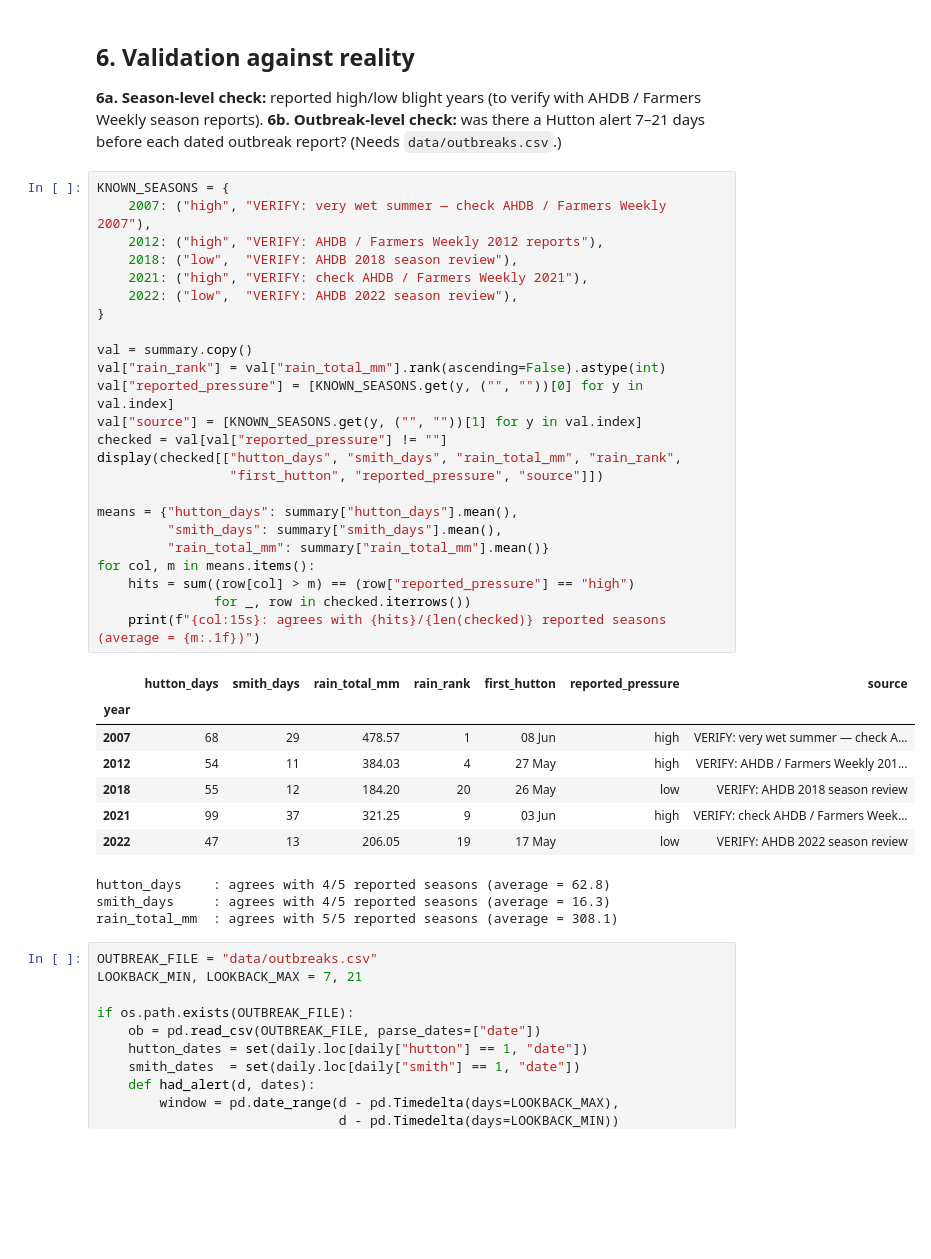
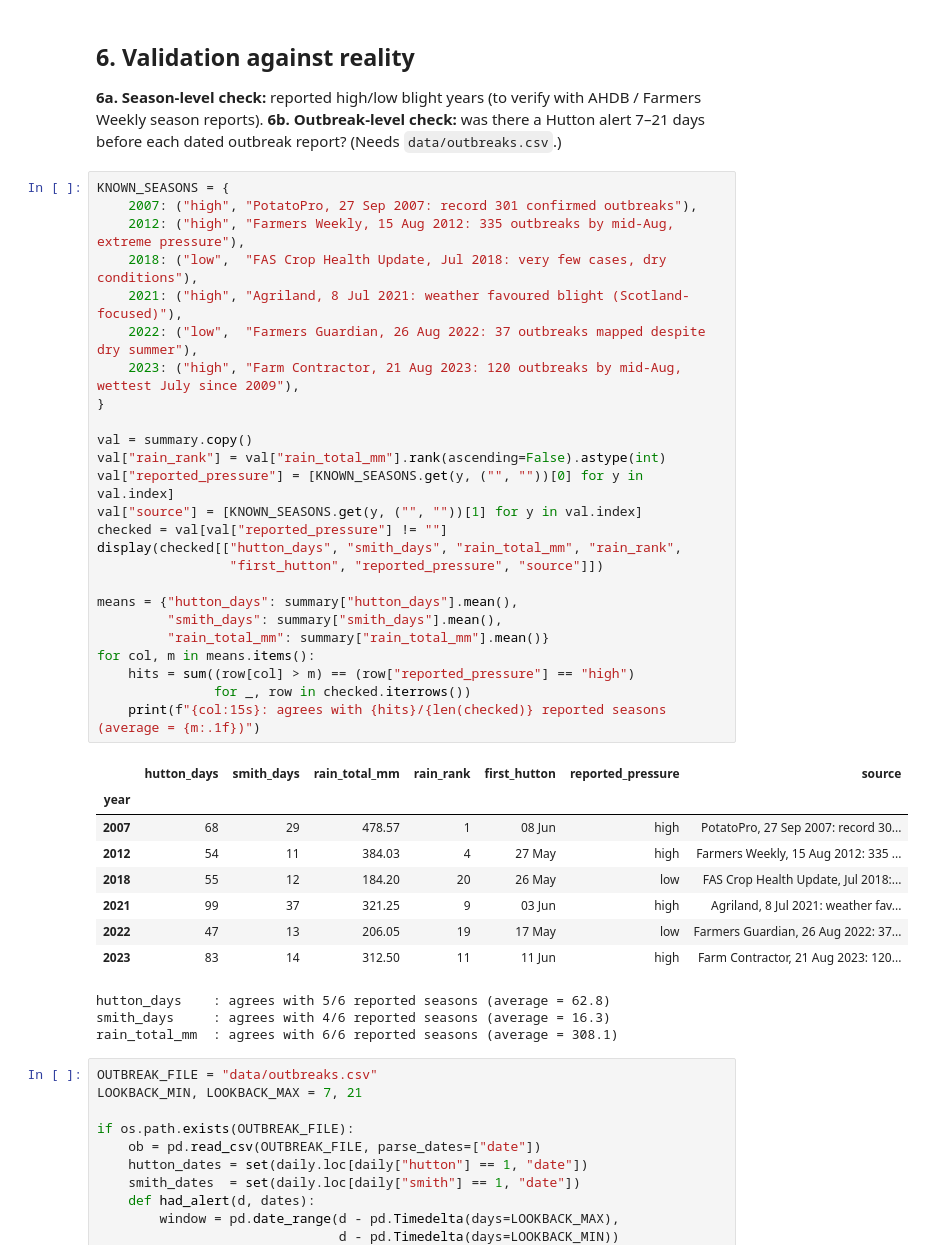
Before and after one commit to junaid18afzal-code/late-blight-risk-model, a Jupyter notebook: late_blight_risk_model.ipynb, the cells around one changed output. Cells and saved outputs as stored; diff of their text form; blank space fills up the shorter version.

```diff
--- a/late_blight_risk_model.ipynb
+++ b/late_blight_risk_model.ipynb
@@ -302,39 +302,41 @@ plt.show()
 **6b. Outbreak-level check:** was there a Hutton alert 7–21 days before each dated outbreak report? (Needs `data/outbreaks.csv`.)
 # %%
 KNOWN_SEASONS = {
-    2007: ("high", "VERIFY: very wet summer — check AHDB / Farmers Weekly 2007"),
-    2012: ("high", "VERIFY: AHDB / Farmers Weekly 2012 reports"),
-    2018: ("low",  "VERIFY: AHDB 2018 season review"),
-    2021: ("high", "VERIFY: check AHDB / Farmers Weekly 2021"),
-    2022: ("low",  "VERIFY: AHDB 2022 season review"),
+    2007: ("high", "PotatoPro, 27 Sep 2007: record 301 confirmed outbreaks"),
+    2012: ("high", "Farmers Weekly, 15 Aug 2012: 335 outbreaks by mid-Aug, extreme pressure"),
+    2018: ("low",  "FAS Crop Health Update, Jul 2018: very few cases, dry conditions"),
+    2021: ("high", "Agriland, 8 Jul 2021: weather favoured blight (Scotland-focused)"),
+    2022: ("low",  "Farmers Guardian, 26 Aug 2022: 37 outbreaks mapped despite dry summer"),
+    2023: ("high", "Farm Contractor, 21 Aug 2023: 120 outbreaks by mid-Aug, wettest July since 2009"),
 }
 
 val = summary.copy()
 val["rain_rank"] = val["rain_total_mm"].rank(ascending=False).astype(int)
 val["reported_pressure"] = [KNOWN_SEASONS.get(y, ("", ""))[0] for y in val.index]
 val["source"] = [KNOWN_SEASONS.get(y, ("", ""))[1] for y in val.index]
 checked = val[val["reported_pressure"] != ""]
 display(checked[["hutton_days", "smith_days", "rain_total_mm", "rain_rank",
                  "first_hutton", "reported_pressure", "source"]])
 
 means = {"hutton_days": summary["hutton_days"].mean(),
          "smith_days": summary["smith_days"].mean(),
          "rain_total_mm": summary["rain_total_mm"].mean()}
 for col, m in means.items():
     hits = sum((row[col] > m) == (row["reported_pressure"] == "high")
                for _, row in checked.iterrows())
     print(f"{col:15s}: agrees with {hits}/{len(checked)} reported seasons (average = {m:.1f})")
 # %% [output]
 |  | hutton_days | smith_days | rain_total_mm | rain_rank | first_hutton | reported_pressure | source |
 | year |  |  |  |  |  |  |  |
-| 2007 | 68 | 29 | 478.57 | 1 | 08 Jun | high | VERIFY: very wet summer — check A... |
-| 2012 | 54 | 11 | 384.03 | 4 | 27 May | high | VERIFY: AHDB / Farmers Weekly 201... |
-| 2018 | 55 | 12 | 184.20 | 20 | 26 May | low | VERIFY: AHDB 2018 season review |
-| 2021 | 99 | 37 | 321.25 | 9 | 03 Jun | high | VERIFY: check AHDB / Farmers Week... |
-| 2022 | 47 | 13 | 206.05 | 19 | 17 May | low | VERIFY: AHDB 2022 season review |
+| 2007 | 68 | 29 | 478.57 | 1 | 08 Jun | high | PotatoPro, 27 Sep 2007: record 30... |
+| 2012 | 54 | 11 | 384.03 | 4 | 27 May | high | Farmers Weekly, 15 Aug 2012: 335 ... |
+| 2018 | 55 | 12 | 184.20 | 20 | 26 May | low | FAS Crop Health Update, Jul 2018:... |
+| 2021 | 99 | 37 | 321.25 | 9 | 03 Jun | high | Agriland, 8 Jul 2021: weather fav... |
+| 2022 | 47 | 13 | 206.05 | 19 | 17 May | low | Farmers Guardian, 26 Aug 2022: 37... |
+| 2023 | 83 | 14 | 312.50 | 11 | 11 Jun | high | Farm Contractor, 21 Aug 2023: 120... |
-hutton_days    : agrees with 4/5 reported seasons (average = 62.8)
-smith_days     : agrees with 4/5 reported seasons (average = 16.3)
-rain_total_mm  : agrees with 5/5 reported seasons (average = 308.1)
+hutton_days    : agrees with 5/6 reported seasons (average = 62.8)
+smith_days     : agrees with 4/6 reported seasons (average = 16.3)
+rain_total_mm  : agrees with 6/6 reported seasons (average = 308.1)
 # %%
 OUTBREAK_FILE = "data/outbreaks.csv"
 LOOKBACK_MIN, LOOKBACK_MAX = 7, 21
```
Also changed, not shown: parts of 1 cell of this notebook.
